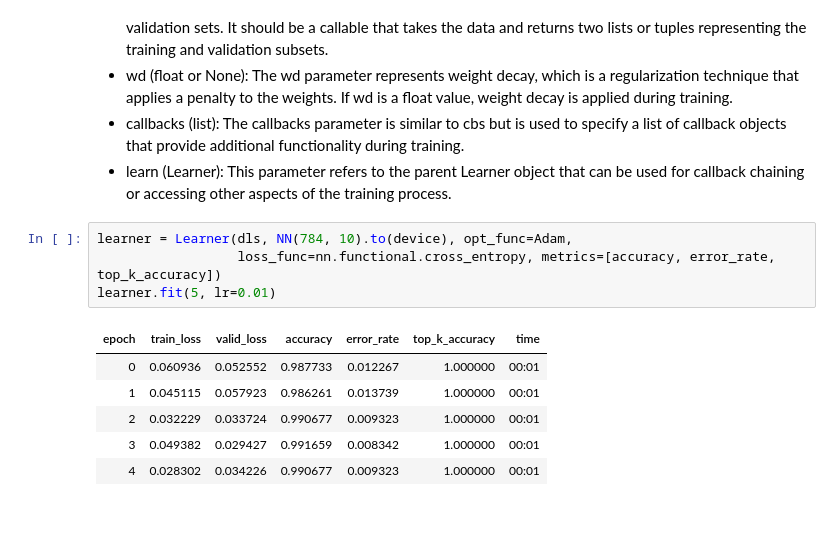
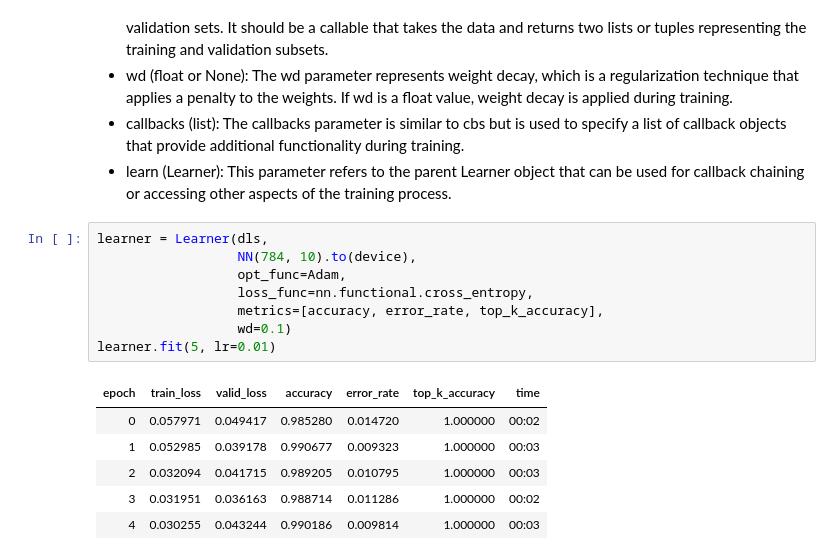
Before and after one commit to musabbirsammak/deep-learning-with-pytorch, a Jupyter notebook: lecture-4-artificial-neural-networks.ipynb, the cells around one changed output. Drawn from its saved outputs; the diff is of its cells as text; blank space fills up the shorter version.

```diff
--- a/lecture-4-artificial-neural-networks.ipynb
+++ b/lecture-4-artificial-neural-networks.ipynb
@@ -447,13 +446,17 @@ It should be a callable that takes the data and returns two lists or tuples repr
 - callbacks (list): The callbacks parameter is similar to cbs but is used to specify a list of callback objects that provide additional functionality during training.
 - learn (Learner): This parameter refers to the parent Learner object that can be used for callback chaining or accessing other aspects of the training process.
 # %%
-learner = Learner(dls, NN(784, 10).to(device), opt_func=Adam,
-                  loss_func=nn.functional.cross_entropy, metrics=[accuracy, error_rate, top_k_accuracy])
+learner = Learner(dls,
+                  NN(784, 10).to(device),
+                  opt_func=Adam,
+                  loss_func=nn.functional.cross_entropy,
+                  metrics=[accuracy, error_rate, top_k_accuracy],
+                  wd=0.1)
 learner.fit(5, lr=0.01)
 # %% [output]
 | epoch | train_loss | valid_loss | accuracy | error_rate | top_k_accuracy | time |
-| 0 | 0.060936 | 0.052552 | 0.987733 | 0.012267 | 1.000000 | 00:01 |
-| 1 | 0.045115 | 0.057923 | 0.986261 | 0.013739 | 1.000000 | 00:01 |
-| 2 | 0.032229 | 0.033724 | 0.990677 | 0.009323 | 1.000000 | 00:01 |
-| 3 | 0.049382 | 0.029427 | 0.991659 | 0.008342 | 1.000000 | 00:01 |
-| 4 | 0.028302 | 0.034226 | 0.990677 | 0.009323 | 1.000000 | 00:01 |
+| 0 | 0.057971 | 0.049417 | 0.985280 | 0.014720 | 1.000000 | 00:02 |
+| 1 | 0.052985 | 0.039178 | 0.990677 | 0.009323 | 1.000000 | 00:03 |
+| 2 | 0.032094 | 0.041715 | 0.989205 | 0.010795 | 1.000000 | 00:03 |
+| 3 | 0.031951 | 0.036163 | 0.988714 | 0.011286 | 1.000000 | 00:02 |
+| 4 | 0.030255 | 0.043244 | 0.990186 | 0.009814 | 1.000000 | 00:03 |
```
Also changed, not shown: parts of 1 cell of this notebook, 3 other files.
